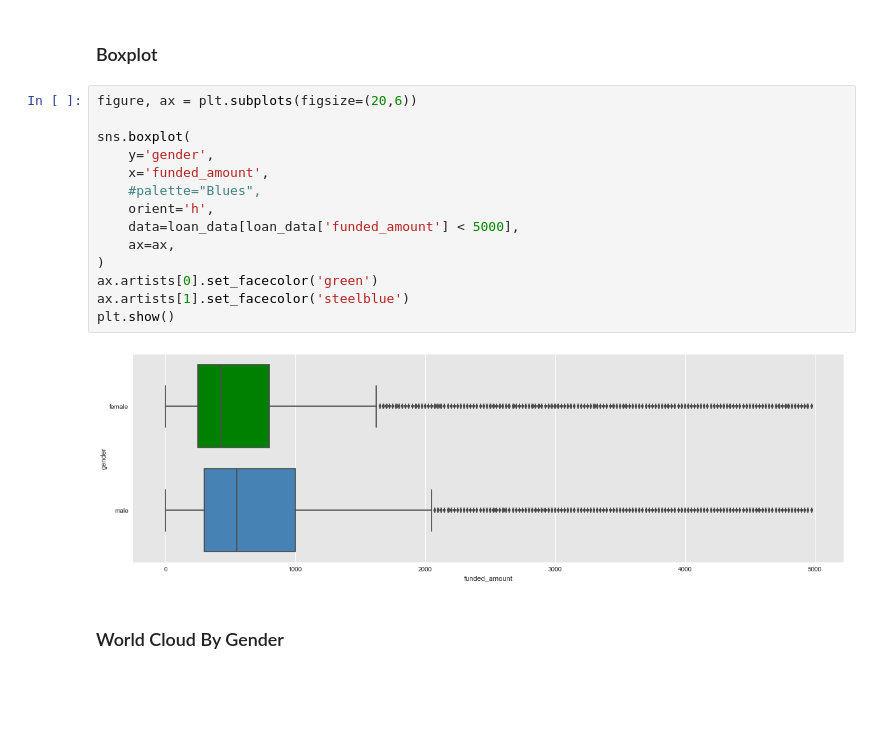
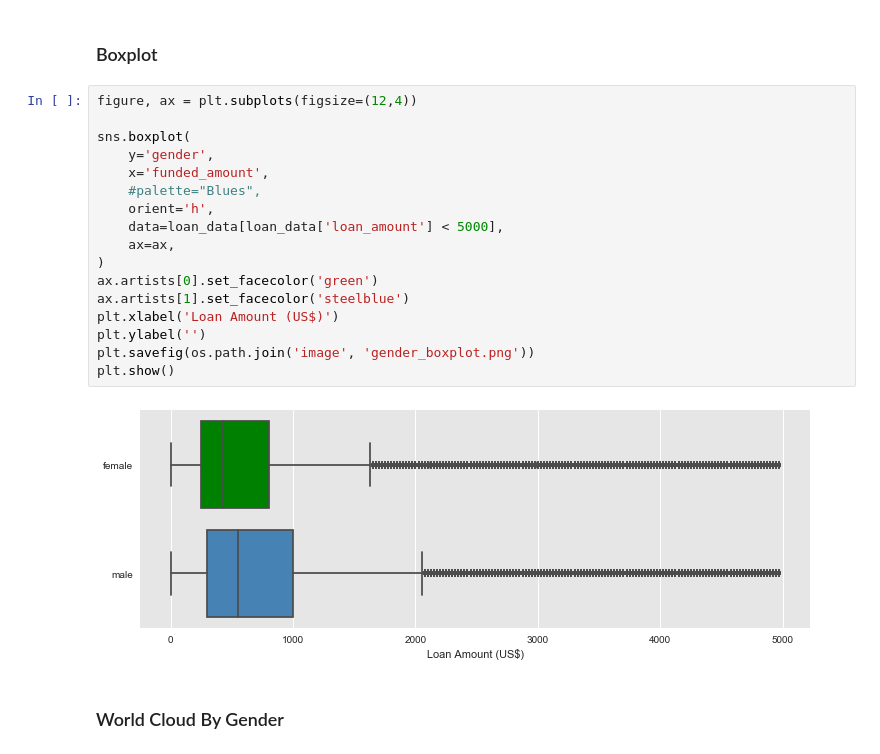
Before and after one commit to feng443/RUDS-Proj1-Kiva-Crowd-Funding-Visualization, a Jupyter notebook: KivaDataVisualization.ipynb, the cells around one changed output. Saved outputs shown, nothing was run; the diff lists cells and outputs as text; blank space fills up the shorter version.

```diff
--- a/KivaDataVisualization.ipynb
+++ b/KivaDataVisualization.ipynb
@@ -163,21 +163,24 @@ number_loans_per_gender(loan_data)
 # %% [markdown]
 ### Boxplot
 # %%
-figure, ax = plt.subplots(figsize=(20,6))
+figure, ax = plt.subplots(figsize=(12,4))
 
 sns.boxplot(
     y='gender',
     x='funded_amount',
     #palette="Blues",
     orient='h',
-    data=loan_data[loan_data['funded_amount'] < 5000],
+    data=loan_data[loan_data['loan_amount'] < 5000],
     ax=ax,
 )
 ax.artists[0].set_facecolor('green')
 ax.artists[1].set_facecolor('steelblue')
+plt.xlabel('Loan Amount (US$)')
+plt.ylabel('')
+plt.savefig(os.path.join('image', 'gender_boxplot.png'))
 plt.show()
 # %% [output]
-[figure, old version]
+[figure, new version]
 # %% [markdown]
 ### World Cloud By Gender
 # %% [markdown]
```
